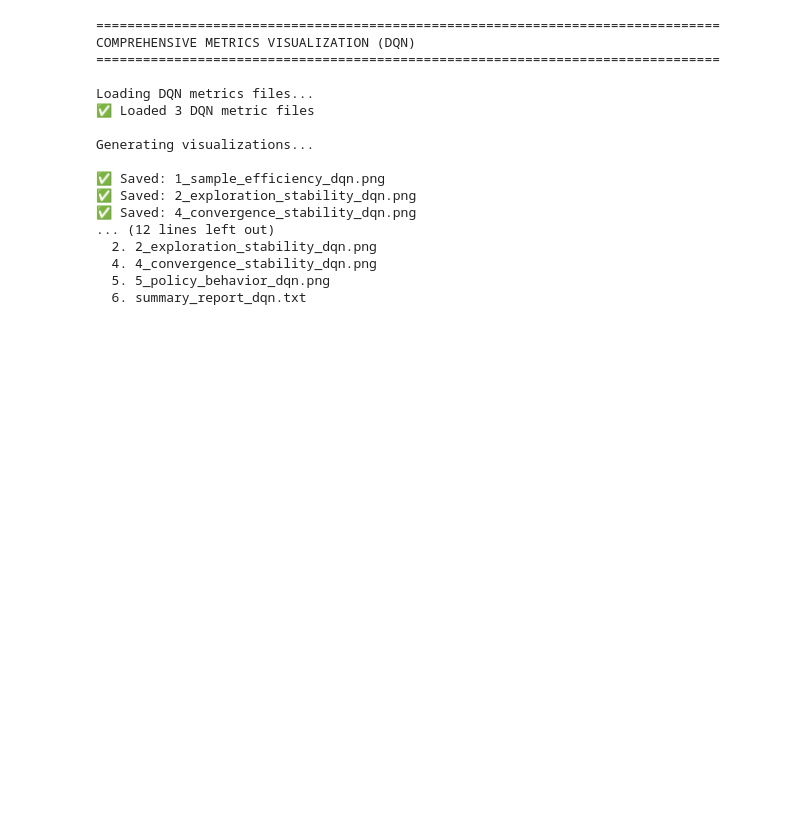
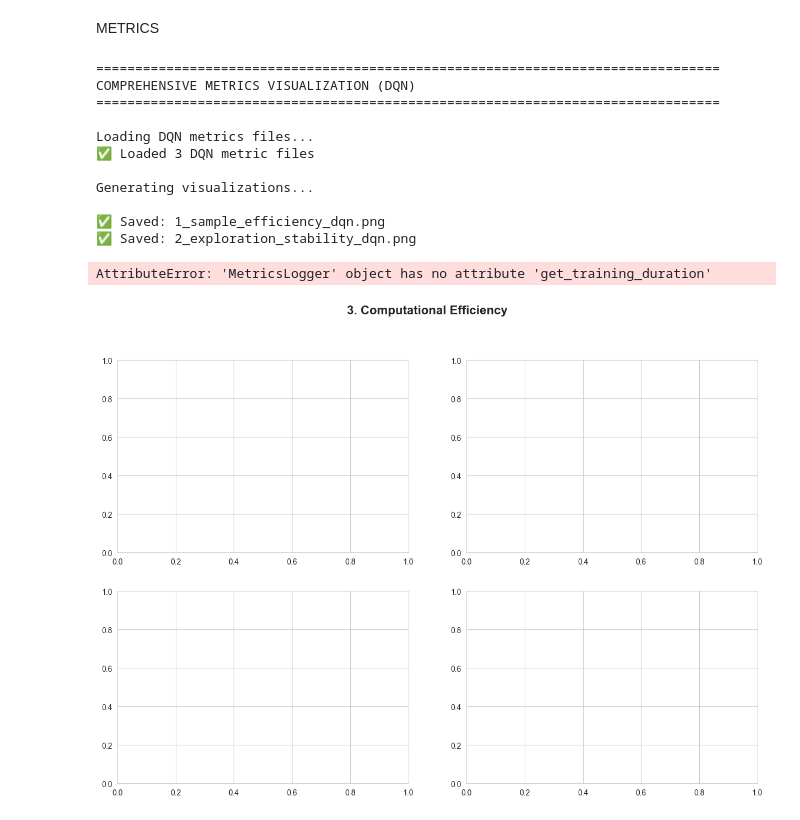
Before and after one commit to kcat28/CCRNFLRL_PROJECT_COM221ML, a Jupyter notebook: snake_gym/envs/dqn_snake_test.ipynb, the cells around one changed output. Drawn from its saved outputs; the diff is of its cells as text; code cells hidden in the pictures; blank space fills up the shorter version.

```diff
--- a/snake_gym/envs/dqn_snake_test.ipynb
+++ b/snake_gym/envs/dqn_snake_test.ipynb
@@ -667,6 +642,8 @@ Creating progression video: progression_dqn_seed42.mp4
 ✅ Best episodes compilation saved: best_episodes_dqn.mp4
 
 🎉 All DQN compilation videos created!
+# %% [markdown]
+METRICS
 # %%
 import pickle
 import numpy as np
@@ -1159,7 +1136,7 @@ def generate_summary_report(metrics_list, agent_name="DQN", save_path='summary_r
             f.write(f"Episodes to 50% Max: {m.episodes_to_threshold.get('50%_max', 'N/A')}\n")
             f.write(f"Episodes to 80% Max: {m.episodes_to_threshold.get('80%_max', 'N/A')}\n")
             f.write(f"Episodes to 90% Max: {m.episodes_to_threshold.get('90%_max', 'N/A')}\n")
-            # f.write(f"Training Duration (min): {m.get_training_duration() / 60:.2f}\n")
+            f.write(f"Training Duration (min): {m.get_training_duration() / 60:.2f}\n")
             f.write("-"*40 + "\n")
         f.write("\nOverall Mean & Std Dev Across Seeds:\n")
         final_rewards = [m.moving_avg_reward[-1] for m in metrics_list]
@@ -1189,42 +1166,38 @@ if __name__ == "__main__":
 
     plot_sample_efficiency(metrics_list, '1_sample_efficiency_dqn.png')
     plot_exploration_stability(metrics_list, '2_exploration_stability_dqn.png')
-    # plot_computational_efficiency(metrics_list, '3_computational_efficiency_dqn.png')
+    plot_computational_efficiency(metrics_list, '3_computational_efficiency_dqn.png')
     plot_convergence_stability(metrics_list, '4_convergence_stability_dqn.png')
     plot_policy_behavior(metrics_list, '5_policy_behavior_dqn.png')
 
     # Generate summary report
     print("\nGenerating summary report...\n")
     generate_summary_report(metrics_list, agent_name="DQN", save_path='summary_report_dqn.txt')
 
     print("\n" + "="*80)
     print("🎉 ALL DQN VISUALIZATIONS COMPLETE!")
     print("="*80)
     print("\nGenerated files:")
     print("  1. 1_sample_efficiency_dqn.png")
     print("  2. 2_exploration_stability_dqn.png")
-    # print("  3. 3_computational_efficiency_dqn.png")
+    print("  3. 3_computational_efficiency_dqn.png")
     print("  4. 4_convergence_stability_dqn.png")
     print("  5. 5_policy_behavior_dqn.png")
     print("  6. summary_report_dqn.txt")
 # %% [output]
 ================================================================================
 COMPREHENSIVE METRICS VISUALIZATION (DQN)
 ================================================================================
 
 Loading DQN metrics files...
 ✅ Loaded 3 DQN metric files
 
 Generating visualizations...
 
 ✅ Saved: 1_sample_efficiency_dqn.png
 ✅ Saved: 2_exploration_stability_dqn.png
-✅ Saved: 4_convergence_stability_dqn.png
-... (12 lines left out)
-  2. 2_exploration_stability_dqn.png
-  4. 4_convergence_stability_dqn.png
-  5. 5_policy_behavior_dqn.png
-  6. summary_report_dqn.txt
+AttributeError: 'MetricsLogger' object has no attribute 'get_training_duration'
+[figure, added]
 # %%
 # # ...existing code...
 # def record_episode(env, state_func, policy_net, epsilon, episode_num, agent_name, seed,
```
Also changed, not shown: parts of 8 cells of this notebook, 35 other files.
